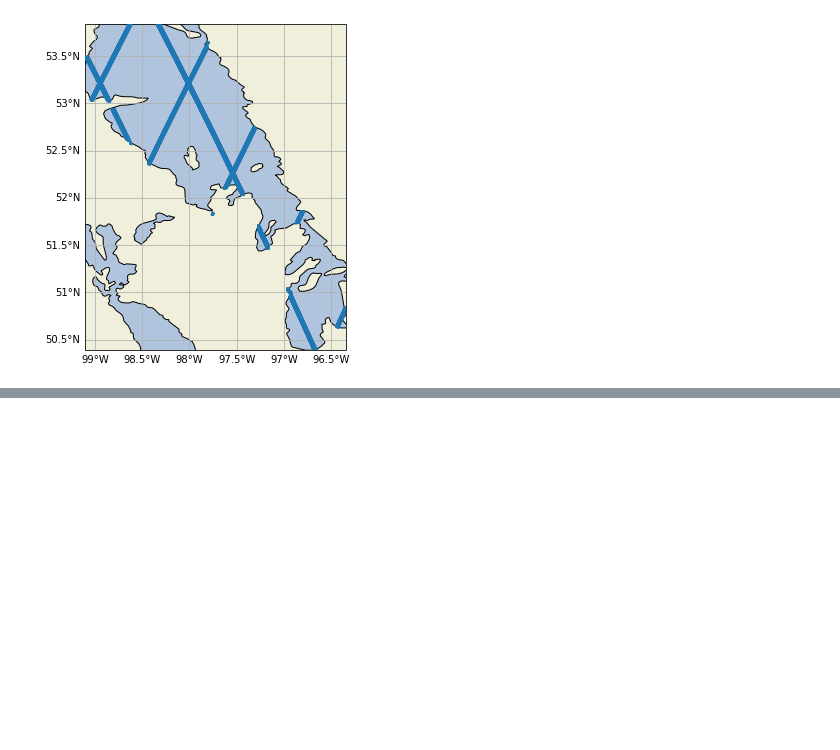
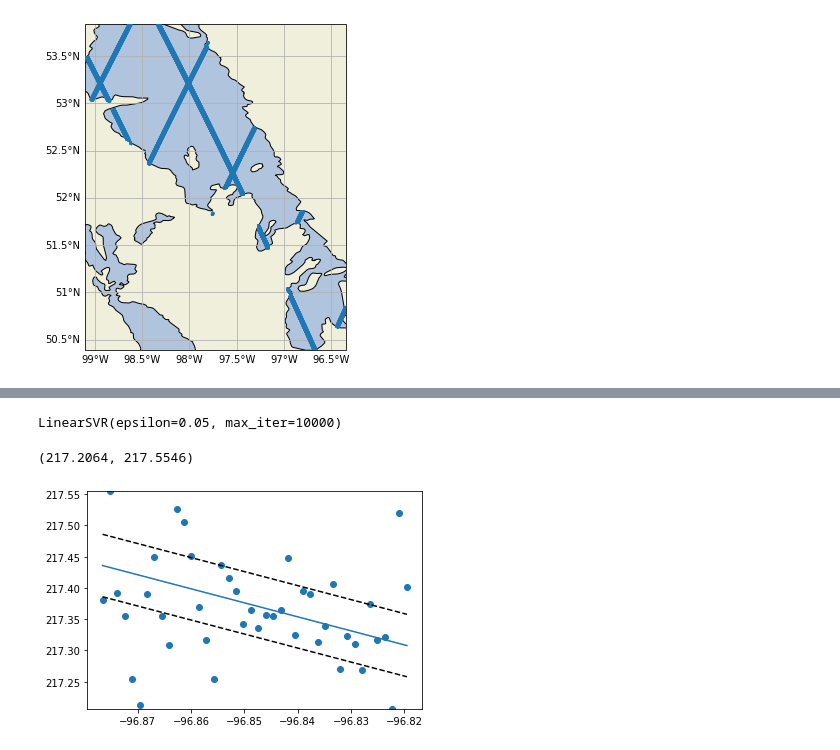
Before and after one commit to pvasudev16/ml-freshwater-management, a Jupyter notebook: lake_water_level_data_exploration.ipynb, the cells around one changed output, grey strips where cells are left out. Drawn from its saved outputs; the diff is of its cells as text; code cells hidden in the pictures; blank space fills up the shorter version.

```diff
--- a/lake_water_level_data_exploration.ipynb
+++ b/lake_water_level_data_exploration.ipynb
@@ -145,0 +347,66 @@ plt.show()
+# %%
+# Illustrate for one date
+date = pd.unique(lake_winnipeg["date"])[0]
+X = np.array(
+    lake_winnipeg.loc[
+        lake_winnipeg["date"] == date,
+        "longitude"
+    ]
+).reshape(-1, 1)
+y = np.array(
+    lake_winnipeg.loc[
+        lake_winnipeg["date"] == date,
+        "lake_water_level"
+    ]
+).ravel()
+svm_reg = LinearSVR(epsilon=0.05, max_iter=10000)
+svm_reg.fit(X, y)
+# %% [output]
+LinearSVR(epsilon=0.05, max_iter=10000)
+# %%
+fig = plt.figure()
+
+# Set x-range (i.e. longitude range)
+longitude_range = np.linspace(
+    lake_winnipeg.loc[
+        lake_winnipeg["date"] == date,
+        "longitude"
+    ].min(),
+    lake_winnipeg.loc[
+        lake_winnipeg["date"] == date,
+        "longitude"
+    ].max(),
+    100
+)
+
+water_levels_predicted = svm_reg.predict(longitude_range.reshape(100, 1))
+
+ax = fig.add_subplot(111)
+ax.plot(longitude_range, water_levels_predicted)
+ax.plot(longitude_range, water_levels_predicted - svm_reg.epsilon, "k--")
+ax.plot(longitude_range, water_levels_predicted + svm_reg.epsilon, "k--")
+ax.scatter(
+    lake_winnipeg.loc[
+        lake_winnipeg["date"] == date,
+        "longitude"
+    ],
+    lake_winnipeg.loc[
+        lake_winnipeg["date"] == date,
+        "lake_water_level"
+    ]
+)
+ax.set_ylim(
+    [
+        lake_winnipeg.loc[
+            lake_winnipeg["date"] == date,
+            "lake_water_level"
+        ].min(),
+        lake_winnipeg.loc[
+            lake_winnipeg["date"] == date,
+            "lake_water_level"
+        ].max(),
+    ]
+)
+# %% [output]
+(217.2064, 217.5546)
+[figure, added]
```
Also changed, not shown: parts of 25 cells of this notebook.
